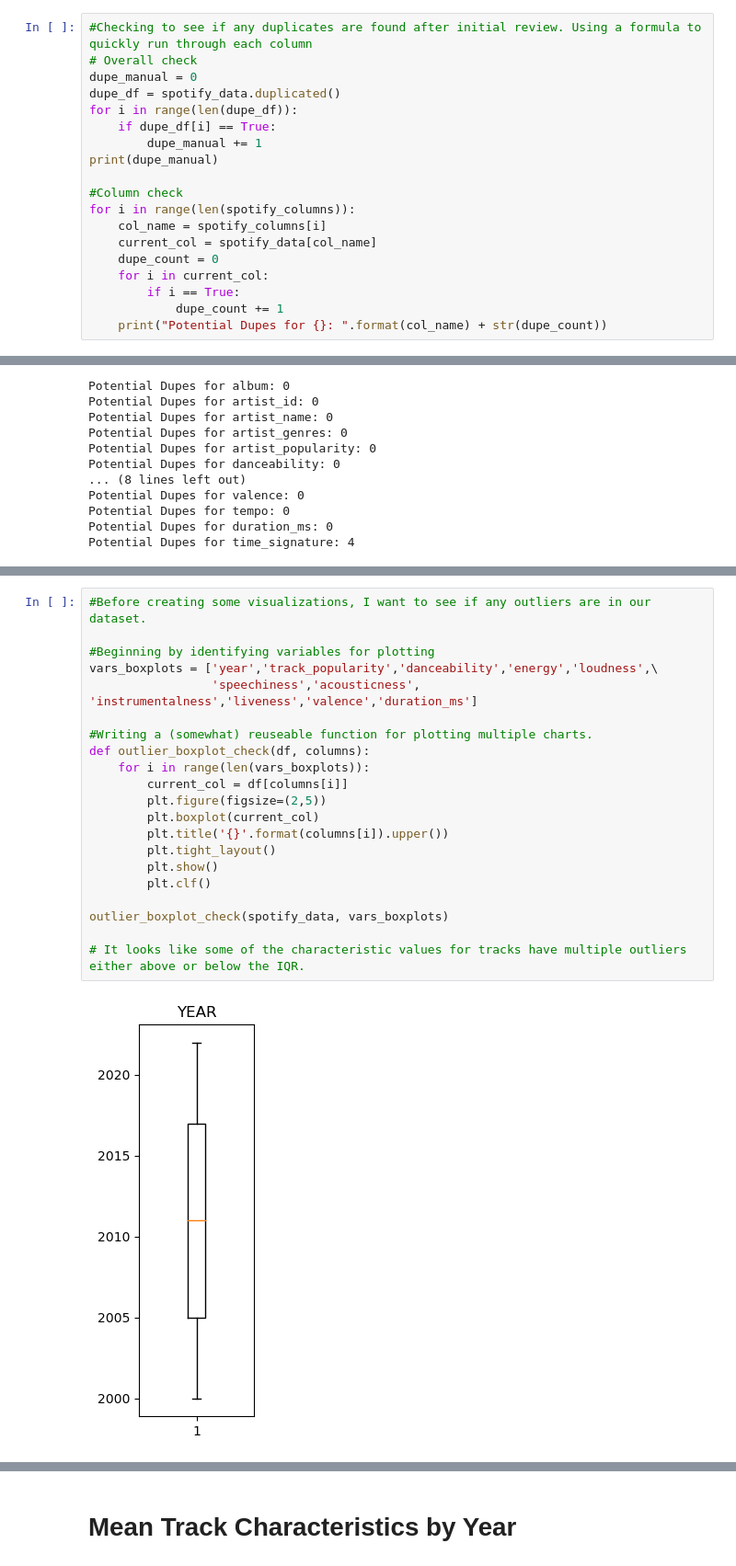
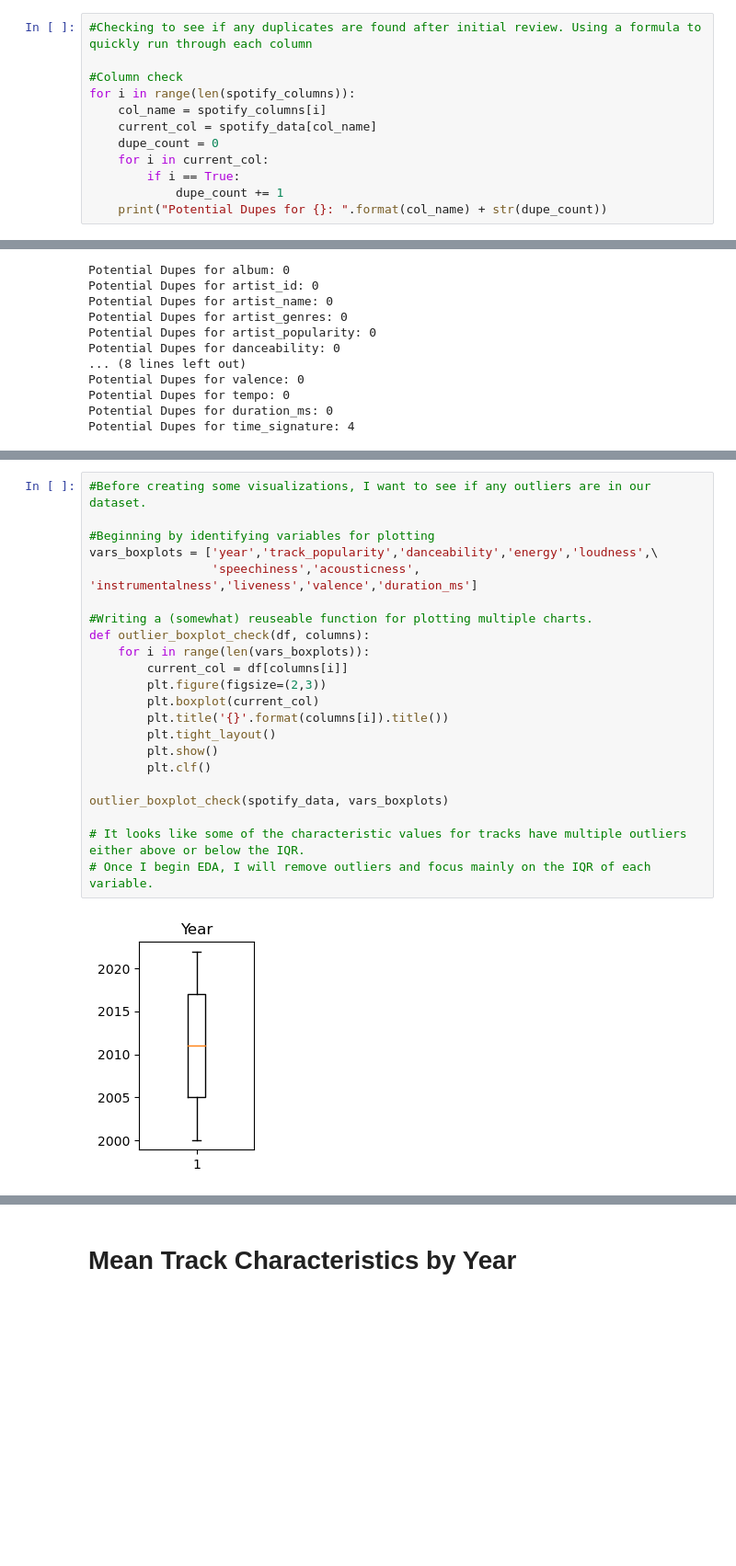
Before and after one commit to BJohanski/Spotify-Track-Analysis-2023, a Jupyter notebook: Spotify-Data-Analysis.ipynb, the cells around one changed output, grey strips where cells are left out. Shown at 92% size. Cells and saved outputs as stored; diff of their text form; blank space fills up the shorter version.

Commit message:
25/9/2023 Updates
Finalizing visuals, updating comments, writing concluding statements.

```diff
--- a/Spotify-Data-Analysis.ipynb
+++ b/Spotify-Data-Analysis.ipynb
@@ -92,12 +92,5 @@ spotify_data.describe()
 # %%
 #Checking to see if any duplicates are found after initial review. Using a formula to quickly run through each column
-# Overall check
-dupe_manual = 0
-dupe_df = spotify_data.duplicated()
-for i in range(len(dupe_df)):
-    if dupe_df[i] == True:
-        dupe_manual += 1
-print(dupe_manual)
 
 #Column check
 for i in range(len(spotify_columns)):
@@ -177,24 +162,25 @@ dtype: int64
 # %%
 #Before creating some visualizations, I want to see if any outliers are in our dataset.
 
 #Beginning by identifying variables for plotting
 vars_boxplots = ['year','track_popularity','danceability','energy','loudness',\
                  'speechiness','acousticness', 'instrumentalness','liveness','valence','duration_ms']
 
 #Writing a (somewhat) reuseable function for plotting multiple charts.
 def outlier_boxplot_check(df, columns):
     for i in range(len(vars_boxplots)):
         current_col = df[columns[i]]
-        plt.figure(figsize=(2,5))
+        plt.figure(figsize=(2,3))
         plt.boxplot(current_col)
-        plt.title('{}'.format(columns[i]).upper())
+        plt.title('{}'.format(columns[i]).title())
         plt.tight_layout()
         plt.show()
         plt.clf()
 
 outlier_boxplot_check(spotify_data, vars_boxplots)
 
 # It looks like some of the characteristic values for tracks have multiple outliers either above or below the IQR.
+# Once I begin EDA, I will remove outliers and focus mainly on the IQR of each variable.
 # %% [output]
-[figure, old version]
+[figure, new version]
 <Figure size 640x480 with 0 Axes>
```
Also changed, not shown: parts of 28 cells of this notebook, 1 other file.
